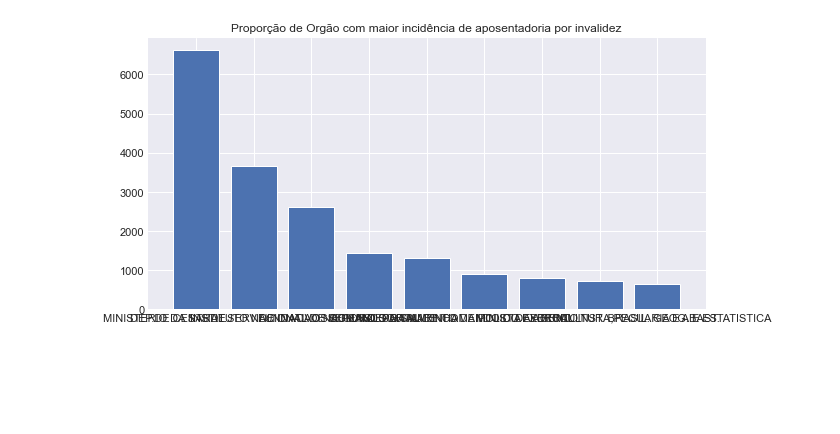
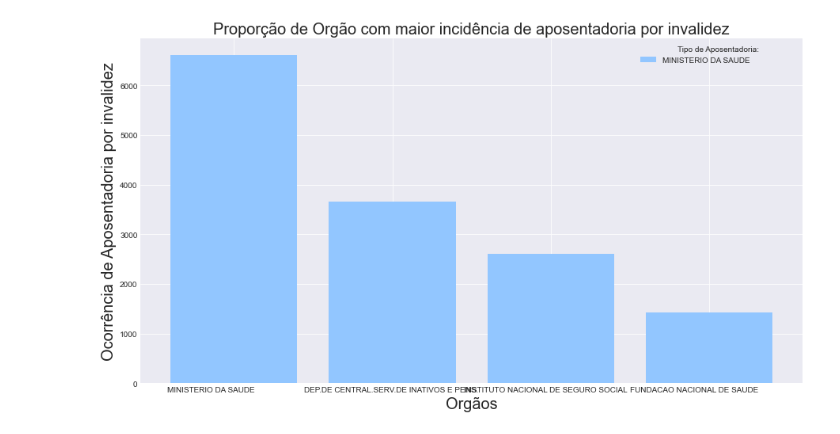
Before and after one commit to NaldoHoracio/datascience-project, a Jupyter notebook: venv_cd/Projeto_Ciencia_de_Dados_Aposentadorias.ipynb, the cells around one changed output. Cells and saved outputs as stored; diff of their text form; code cells hidden in the pictures; blank space fills up the shorter version.

```diff
--- a/venv_cd/Projeto_Ciencia_de_Dados_Aposentadorias.ipynb
+++ b/venv_cd/Projeto_Ciencia_de_Dados_Aposentadorias.ipynb
@@ -29,9 +28,20 @@ tipo_aposentadoria = aposentados['Tipo aposentadoria'].value_counts()
 # Selecionando apenas os registros de aposentadoria por invalidez
 tipo_invalidez = aposentados.loc[aposentados['Tipo aposentadoria'] == 'APOSENTADORIA POR INVALIDEZ']
 
+# Selecionando os cargos que tem registro de aposentadoria por invalidez e
+# que pertence ao orgão ministério da saúde
+
+tipo_invalidez_orgao_cargos = aposentados.loc[aposentados['Orgao'] == 'MINISTERIO DA SAUDE                     ']
+
+#Selecionando os tipos de cargos que tem no Ministerio da Saude que se aposentaram por invalidez
+tipo_cargos_invalidez = tipo_invalidez_orgao_cargos['Cargo emprego'].value_counts()
+print(tipo_cargos_invalidez.index)
+print(tipo_cargos_invalidez.values)
+
 #Selecionando os Orgaos que tem aposentadoria por invalidez e contando sua ocorrencia
 tipo_invalidez_orgao = tipo_invalidez['Orgao'].value_counts()
 
 # Selecionando os 10 maiores valores para o plot
-tipo_invalidez_orgao_maiores = tipo_invalidez_orgao.values[:9]
-tipo_invalidez_orgao_maiores_index = tipo_invalidez_orgao.index[:9]
+tipo_invalidez_orgao_maiores = tipo_invalidez_orgao.values[:4]
+tipo_invalidez_orgao_maiores_index = tipo_invalidez_orgao.index[:4]
+#print(tipo_invalidez_orgao_maiores_index)
@@ -52,9 +79,12 @@ plt.show()
 # %%
 #Grafico que apresenta a quantidade de aposentadoria por invalidez
 plt.style.use('seaborn-darkgrid')
-plt.figure(figsize=(10,5))
+plt.figure(figsize=(15,8))
 plt.bar(tipo_invalidez_orgao_maiores_index,tipo_invalidez_orgao_maiores)
-plt.title('Proporção de Orgão com maior incidência de aposentadoria por invalidez')
+plt.title('Proporção de Orgão com maior incidência de aposentadoria por invalidez', size=20)
+plt.legend(title = "Tipo de Aposentadoria:",labels = tipo_invalidez_orgao_maiores_index)
+plt.xlabel('Orgãos', size=20)
+plt.ylabel('Ocorrência de Aposentadoria por invalidez', size=20)
 plt.show()
 # %% [output]
-[figure, old version]
+[figure, new version]
```
Also changed, not shown: parts of 5 cells of this notebook.
